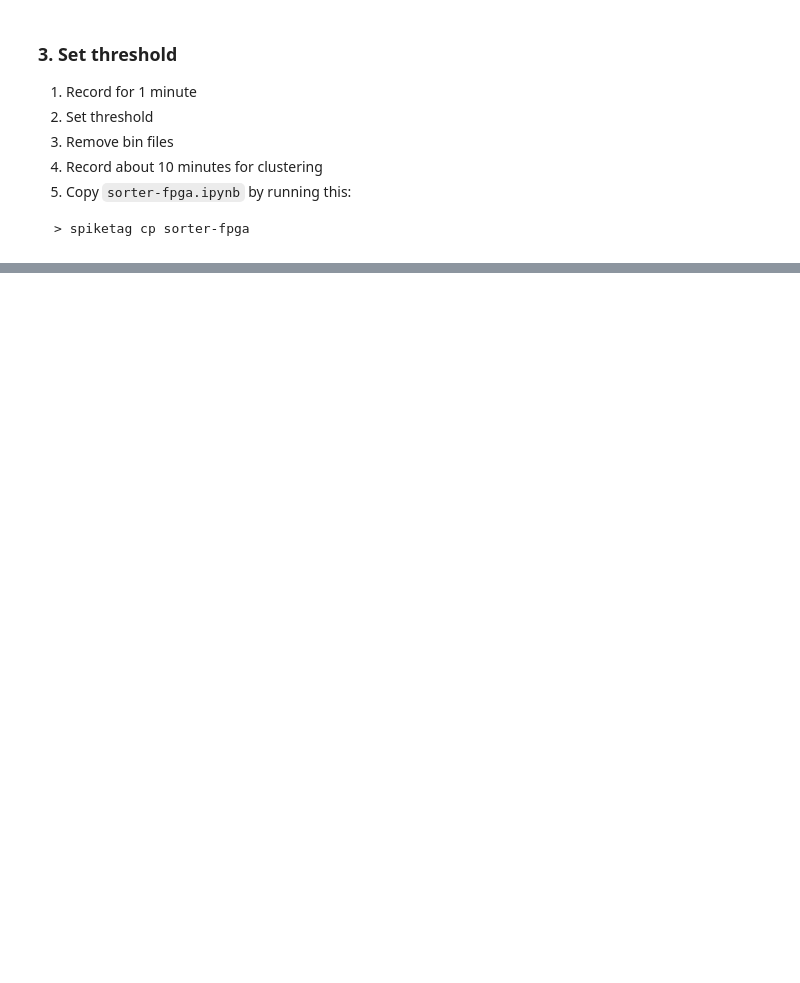
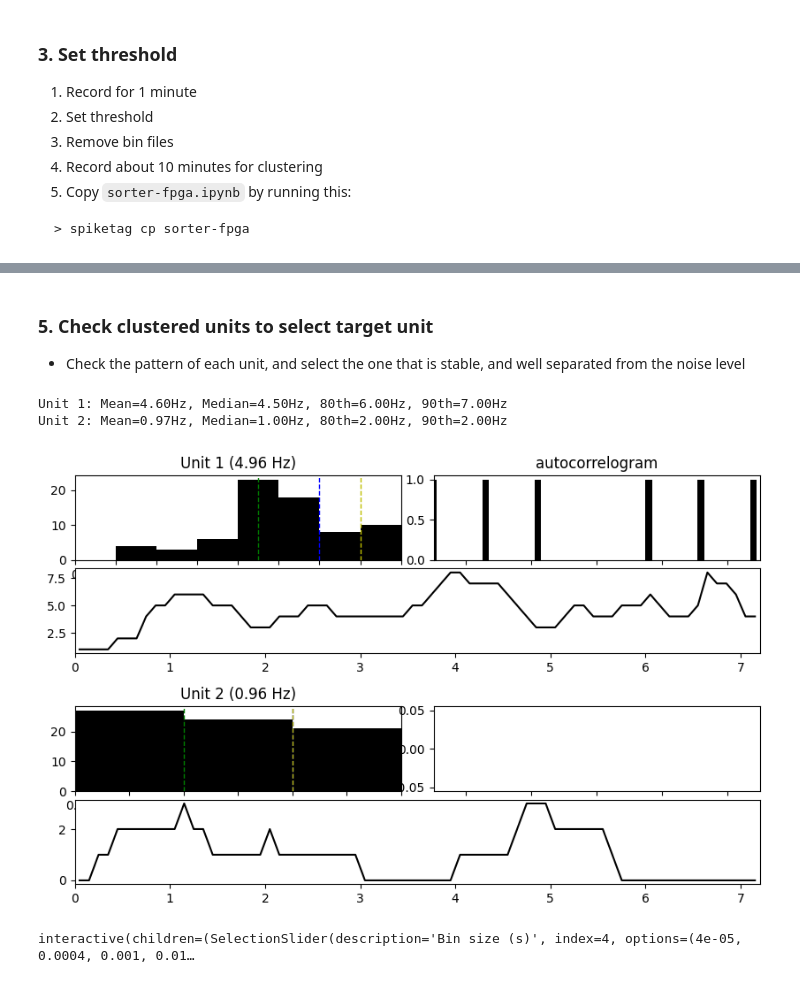
Before and after one commit to lapis42/spiketag, a Jupyter notebook: notebooks/template/config-fpga.ipynb, the cells around one changed output, grey strips where cells are left out. Saved outputs shown, nothing was run; the diff lists cells and outputs as text; code cells hidden in the pictures; blank space fills up the shorter version.

```diff
--- a/notebooks/template/config-fpga.ipynb
+++ b/notebooks/template/config-fpga.ipynb
@@ -139,0 +450,18 @@ thres
+# %% [markdown]
+### 5. Check clustered units to select target unit
+- Check the pattern of each unit, and select the one that is stable, and well separated from the noise level
+# %%
+from nctrl.unit import Unit
+
+unit = Unit()
+unit.load()
+# %%
+unit.plot()
+# %% [output]
+Unit 1: Mean=4.60Hz, Median=4.50Hz, 80th=6.00Hz, 90th=7.00Hz
+Unit 2: Mean=0.97Hz, Median=1.00Hz, 80th=2.00Hz, 90th=2.00Hz
+[figure, added]
+# %%
+unit.simulate(unit_id=1)
+# %% [output]
+interactive(children=(SelectionSlider(description='Bin size (s)', index=4, options=(4e-05, 0.0004, 0.001, 0.01…
```
Also changed, not shown: parts of 23 cells of this notebook.
